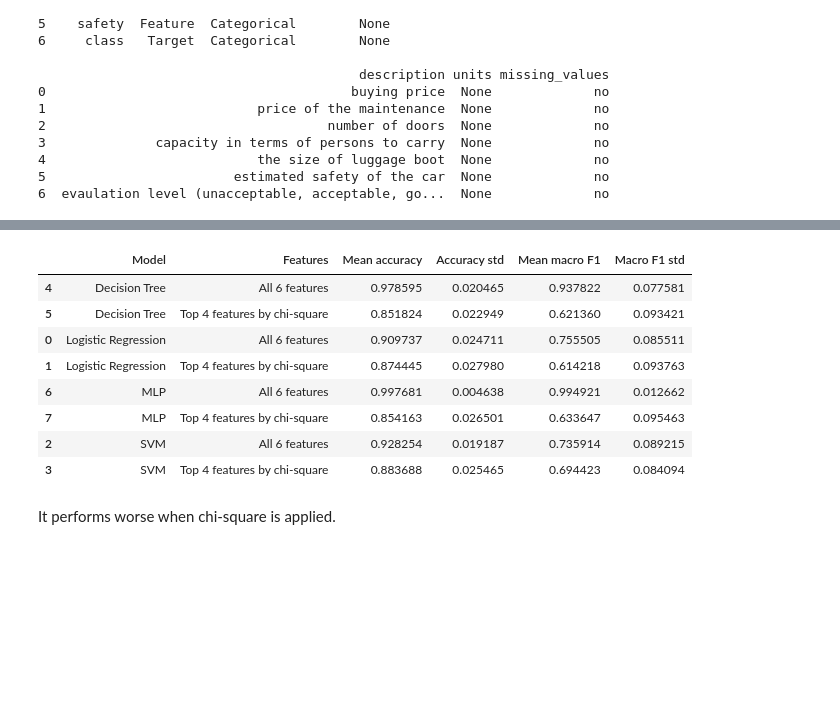
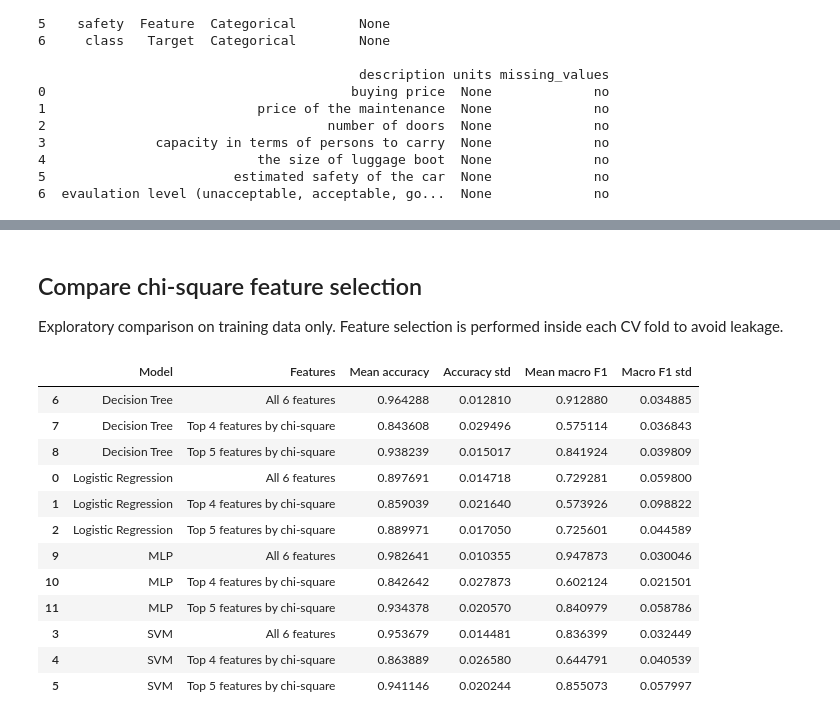
Before and after one commit to ghonilcloud/ML_Assignment_1, a Jupyter notebook: Classification/1.ipynb, the cells around one changed output, grey strips where cells are left out. Saved outputs shown, nothing was run; the diff lists cells and outputs as text; code cells hidden in the pictures; blank space fills up the shorter version.

```diff
--- a/Classification/1.ipynb
+++ b/Classification/1.ipynb
@@ -371,0 +156,7 @@ This compares each classifier using all six original features with using the thr
+# %%
+# Hold out 40% for final testing before plotting target relationships or tuning models.
+y_1d = y.squeeze()
+X_train, X_test, y_train, y_test = train_test_split(
+    X, y_1d, test_size=0.40, random_state=42, stratify=y_1d
+)
+print(f"Training rows: {len(X_train)} | Test rows: {len(X_test)}")
@@ -372,64 +490,62 @@ This compares each classifier using all six original features with using the thr
+# %% [markdown]
+## Compare chi-square feature selection
+
+Exploratory comparison on training data only. Feature selection is performed inside each CV fold to avoid leakage.
 # %%
-from sklearn.base import BaseEstimator, TransformerMixin
-from scipy.stats import chi2_contingency
-
 class CategoricalChiSquareSelector(BaseEstimator, TransformerMixin):
     """Select original categorical columns by chi-square association with y."""
     def __init__(self, k=4):
         self.k = k
 
     def fit(self, X, y):
-        self.feature_names_in_ = np.asarray(X.columns, dtype=object)
         y_values = np.asarray(y)
         self.scores_ = np.array([
             chi2_contingency(pd.crosstab(X.iloc[:, i], y_values), correction=False)[0]
             for i in range(X.shape[1])
         ])
         self.selected_indices_ = np.argsort(self.scores_)[::-1][:self.k]
         return self
 
     def transform(self, X):
         return X.iloc[:, self.selected_indices_]
 
-# Compare all six original features with the top three, using the same stratified folds.
-n_selected = 4
+# Exploratory training-only comparison; selection is fitted separately in each fold.
 selection_results = []
 for name, model in models.items():
-    for setting in ["All 6 features", f"Top {n_selected} features by chi-square"]:
-        steps = []
-        if setting != "All 6 features":
-            steps.append(CategoricalChiSquareSelector(k=n_selected))
-        steps.extend([OneHotEncoder(handle_unknown="ignore"), model])
-        pipeline = make_pipeline(*steps)
-
+    settings = [("All 6 features", None)] + [
+        (f"Top {k} features by chi-square", k) for k in [4, 5]
+    ]
+    for setting, n_selected in settings:
+        selector = None if n_selected is None else CategoricalChiSquareSelector(k=n_selected)
+        pipeline = make_categorical_pipeline(model, selector=selector)
         accuracy_scores = cross_val_score(
-            pipeline, X, y_1d, cv=cv, scoring="accuracy", n_jobs=-1
+            pipeline, X_train, y_train, cv=search_cv, scoring="accuracy", n_jobs=-1
         )
         macro_f1_scores = cross_val_score(
-            pipeline, X, y_1d, cv=cv, scoring="f1_macro", n_jobs=-1
+            pipeline, X_train, y_train, cv=search_cv, scoring="f1_macro", n_jobs=-1
         )
         selection_results.append({
             "Model": name,
             "Features": setting,
             "Mean accuracy": accuracy_scores.mean(),
             "Accuracy std": accuracy_scores.std(),
             "Mean macro F1": macro_f1_scores.mean(),
             "Macro F1 std": macro_f1_scores.std(),
         })
 
-selection_results_df = pd.DataFrame(selection_results).sort_values(
-    ["Model", "Features"]
-)
+selection_results_df = pd.DataFrame(selection_results).sort_values(["Model", "Features"])
 selection_results_df
 # %% [output]
 |  | Model | Features | Mean accuracy | Accuracy std | Mean macro F1 | Macro F1 std |
-| 4 | Decision Tree | All 6 features | 0.978595 | 0.020465 | 0.937822 | 0.077581 |
-| 5 | Decision Tree | Top 4 features by chi-square | 0.851824 | 0.022949 | 0.621360 | 0.093421 |
-| 0 | Logistic Regression | All 6 features | 0.909737 | 0.024711 | 0.755505 | 0.085511 |
-| 1 | Logistic Regression | Top 4 features by chi-square | 0.874445 | 0.027980 | 0.614218 | 0.093763 |
-| 6 | MLP | All 6 features | 0.997681 | 0.004638 | 0.994921 | 0.012662 |
-| 7 | MLP | Top 4 features by chi-square | 0.854163 | 0.026501 | 0.633647 | 0.095463 |
-| 2 | SVM | All 6 features | 0.928254 | 0.019187 | 0.735914 | 0.089215 |
-| 3 | SVM | Top 4 features by chi-square | 0.883688 | 0.025465 | 0.694423 | 0.084094 |
+| 6 | Decision Tree | All 6 features | 0.964288 | 0.012810 | 0.912880 | 0.034885 |
+| 7 | Decision Tree | Top 4 features by chi-square | 0.843608 | 0.029496 | 0.575114 | 0.036843 |
+| 8 | Decision Tree | Top 5 features by chi-square | 0.938239 | 0.015017 | 0.841924 | 0.039809 |
+| 0 | Logistic Regression | All 6 features | 0.897691 | 0.014718 | 0.729281 | 0.059800 |
+| 1 | Logistic Regression | Top 4 features by chi-square | 0.859039 | 0.021640 | 0.573926 | 0.098822 |
+| 2 | Logistic Regression | Top 5 features by chi-square | 0.889971 | 0.017050 | 0.725601 | 0.044589 |
+| 9 | MLP | All 6 features | 0.982641 | 0.010355 | 0.947873 | 0.030046 |
+| 10 | MLP | Top 4 features by chi-square | 0.842642 | 0.027873 | 0.602124 | 0.021501 |
+| 11 | MLP | Top 5 features by chi-square | 0.934378 | 0.020570 | 0.840979 | 0.058786 |
+| 3 | SVM | All 6 features | 0.953679 | 0.014481 | 0.836399 | 0.032449 |
+| 4 | SVM | Top 4 features by chi-square | 0.863889 | 0.026580 | 0.644791 | 0.040539 |
+| 5 | SVM | Top 5 features by chi-square | 0.941146 | 0.020244 | 0.855073 | 0.057997 |
-# %% [markdown]
-It performs worse when chi-square is applied.
```
Also changed, not shown: parts of 28 cells of this notebook.
